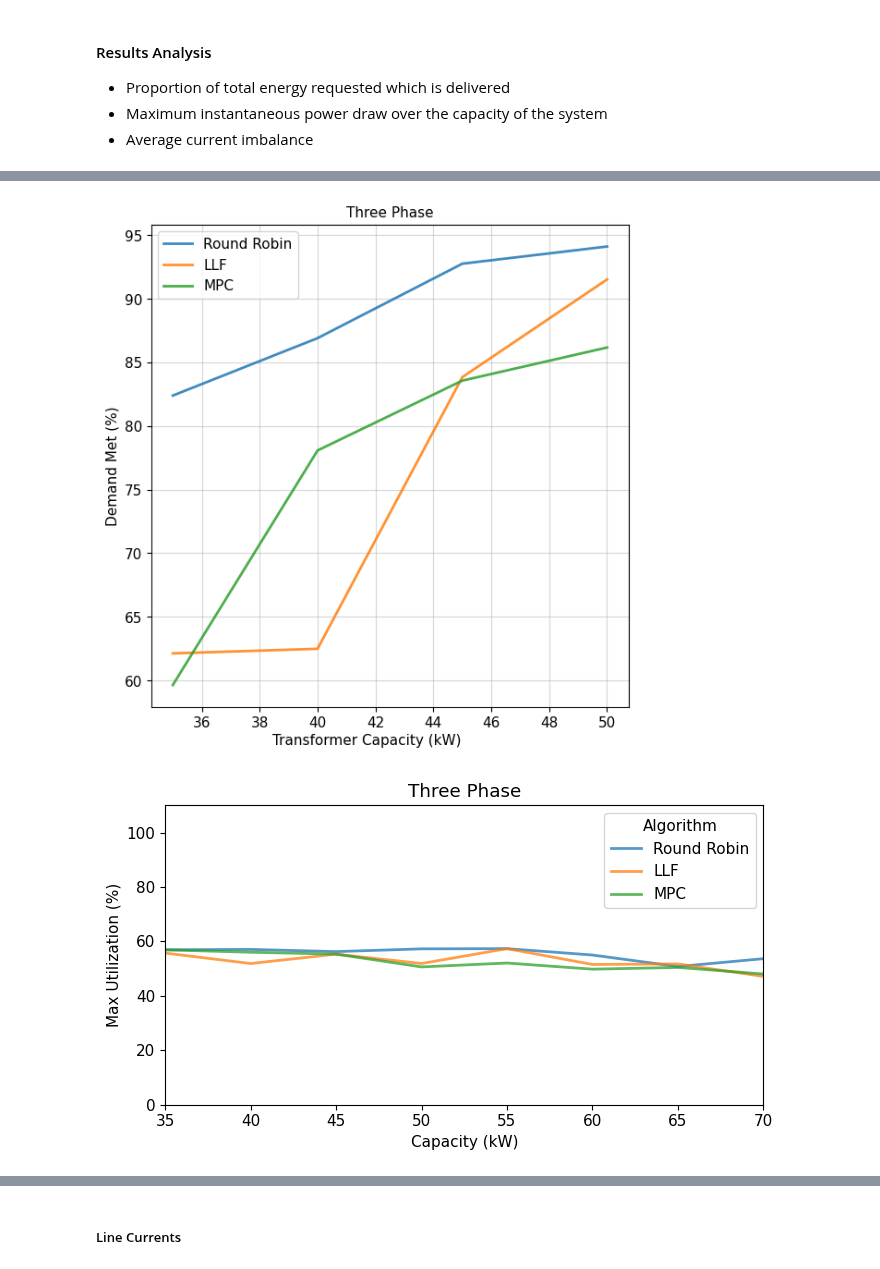
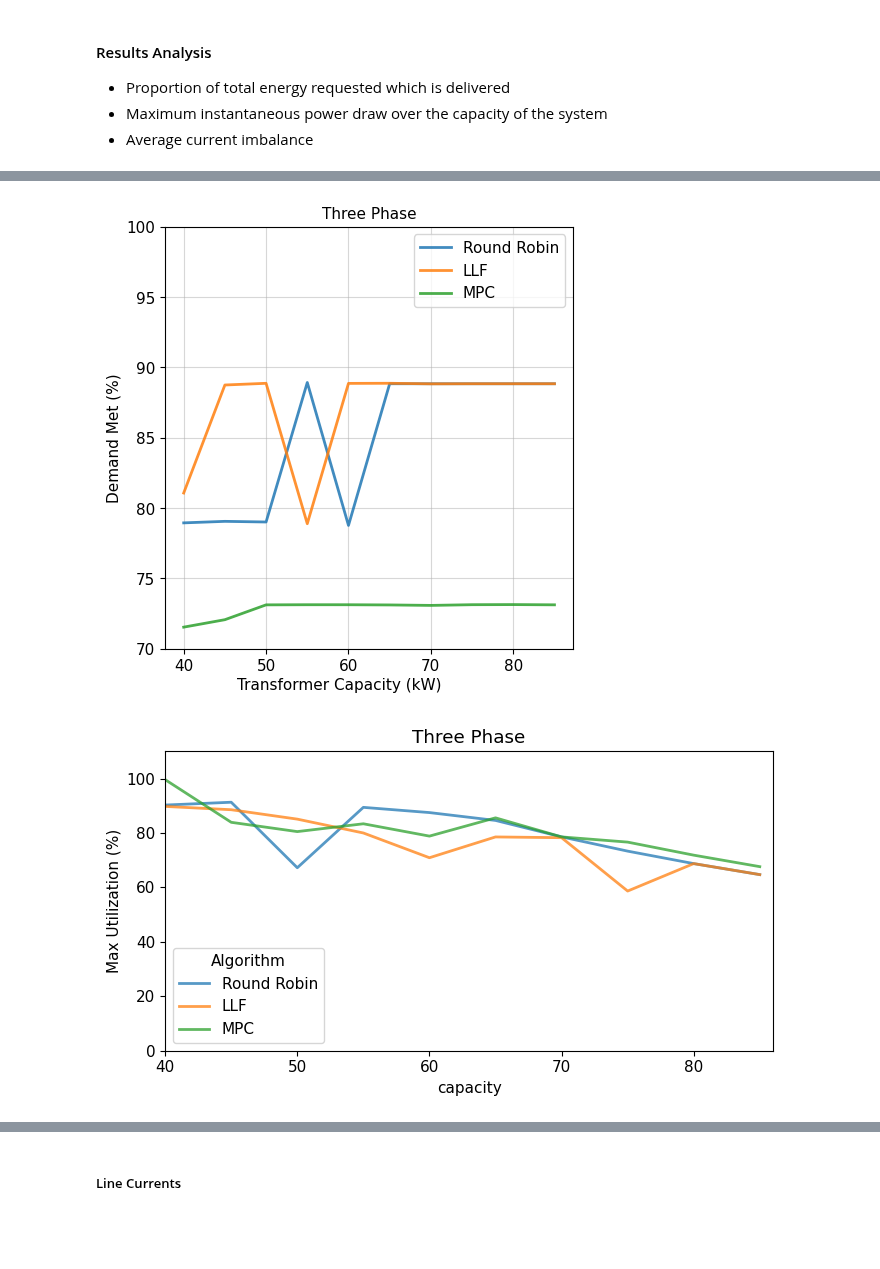
Before and after one commit to kamareee/acn-ev-simulation, a Jupyter notebook: Simulation_paper_8_EV_chargers.ipynb, the cells around one changed output, grey strips where cells are left out. Saved outputs shown, nothing was run; the diff lists cells and outputs as text; code cells hidden in the pictures; blank space fills up the shorter version.

```diff
--- a/Simulation_paper_8_EV_chargers.ipynb
+++ b/Simulation_paper_8_EV_chargers.ipynb
@@ -223,7 +241,7 @@ def run_experiment(alg_name, cap):
 # %%
 warnings.simplefilter("ignore")
 
-capacities = list(range(35, 71, 5))
+capacities = list(range(35, 86, 5))
 alg_names = ["Unctrl", "LLF", "RR", "MPC"]
 
 for cap in capacities:
@@ -253,10 +271,10 @@ Run time: 9.302356958389282
 # %%
-result_dir = "results/sims/paper_results"
-if not os.path.exists("results/sims/paper_results"):
-    os.makedirs("results/sims/paper_results")
+result_dir = "results/sims/paper_results_withAQ_1"
+if not os.path.exists("results/sims/paper_results_withAQ_1"):
+    os.makedirs("results/sims/paper_results_withAQ_1")
 
 for config, sim in sims.items():
-    name = "results/sims/paper_results/{0}-{1}.json.gz".format(*config)
+    name = "results/sims/paper_results_withAQ_1/{0}-{1}.json.gz".format(*config)
     if not os.path.exists(name):
         data = sim.to_json()
         with gzip.GzipFile(name, 'w') as fout:
@@ -274,11 +292,15 @@ def calc_metrics(config, sim):
         "Algorithm": config[0],
         "Capacity (kW)": config[1],
         "Energy Delivered (%)": analysis.proportion_of_energy_delivered(sim) * 100,
+        "Demand met": analysis.proportion_of_demands_met(sim) * 100,
         "Max Utilization (%)": np.max(analysis.aggregate_power(sim)) / config[1] * 100,
+        "energy_cost": analysis.energy_cost(sim),
+        "total_energy_delivered": analysis.total_energy_delivered(sim),
         "Peak (kW)": np.max(analysis.aggregate_power(sim))
     }
     metrics["Current Unbalance"] = np.nanmean(analysis.current_unbalance(sim, ['Secondary {0}'.format(p) for p in 'ABC'], 'NEMA'))
 
     return metrics
 # %%
-metrics = pd.DataFrame(calc_metrics(config, sim) for config, sim in sims.items())
+metrics = pd.DataFrame(calc_metrics(config, sim) for config, sim in sims.items()).round(3)
+metrics.rename(columns={"Capacity (kW)": "capacity"}, inplace=True)
@@ -305,11 +349,11 @@ from matplotlib import cm
 
 plt.style.use('default')
 
-energy_delivered= metrics.pivot_table("Energy Delivered (%)", "Capacity (kW)", ["Network Type", "Algorithm"])
+energy_delivered= metrics.pivot_table("Energy Delivered (%)", "capacity", ["Network Type", "Algorithm"])
 energy_delivered.rename(columns={'RR': 'Round Robin', 'MPC': 'MPC'}, inplace=True)
 
 column_order = ['Round Robin', 'LLF', 'MPC']
-cap_range = (30, 50)
+cap_range = (40, 86)
 
 cmap = cm.get_cmap('tab20')
 li = 0
@@ -319,45 +363,47 @@ li = 0
 label2color = {'Round Robin': cmap(0+li), 'LLF': cmap(2+li), 'MPC': cmap(4)}
 
 style = {
     "color": [label2color[col] for col in column_order],
     "style": ["-"]*5 + ["*"],
     "linewidth": 2,
     "alpha": .85,
     # "marker": ["."]*5 + [None],
     #"fillstyle": "none",
     "legend": False,
 }
 
 plt.rc('text', usetex=False)
 plt.rcParams.update({'font.size': 11})
 
-fig, ax = plt.subplots(nrows=1, figsize=(7, 2), sharey=True)
+fig, ax = plt.subplots(nrows=1, figsize=(7, 7), sharey=True)
 energy_delivered["three_phase"][column_order].loc[cap_range[0]:cap_range[1]].plot(ax=ax, **style)
 ax.legend(loc="best")
 
 ax.set_title("Three Phase", fontsize=11)
 
 fig.text(0.5, 0, "Transformer Capacity (kW)", ha='center')
 
+ax.set_ylim(70,100)
+
 ax.set_xlabel("")
 
 ax.set_ylabel("Demand Met (%)")
 
 ax.grid(alpha=0.5)
 fig = plt.gcf()
-fig.set_size_inches(6, 6)
+fig.set_size_inches(5, 5)
 plt.tight_layout()
 # %% [output]
-[figure, old version]
+[figure, new version]
 # %%
-utilization = metrics.pivot_table("Max Utilization (%)", "Capacity (kW)", ["Network Type", "Algorithm"])
+utilization = metrics.pivot_table("Max Utilization (%)", "capacity", ["Network Type", "Algorithm"])
 utilization.rename(columns={'RR': 'Round Robin', 'MPC': 'MPC'}, inplace=True)
 column_order = ['Round Robin', 'LLF', 'MPC']
-cap_range = (35, 70)
+cap_range = (40, 86)
 
 fig, axes = plt.subplots(1, figsize=(7, 4), sharey=True)
 utilization["three_phase"][column_order].loc[cap_range[0]:cap_range[1]].plot(linewidth=2, alpha=0.75, ax=axes)
-axes.set_xlim(35, 70)
+axes.set_xlim(40, 86)
 axes.set_ylim(0, 110)
 
 axes.set_ylabel('Max Utilization (%)')
@@ -365,5 +411,5 @@ axes.set_title("Three Phase")
 
 plt.tight_layout()
 # %% [output]
-[figure, old version]
+[figure, new version]
 # %%
```
Also changed, not shown: parts of 18 cells of this notebook, 1 other file.
